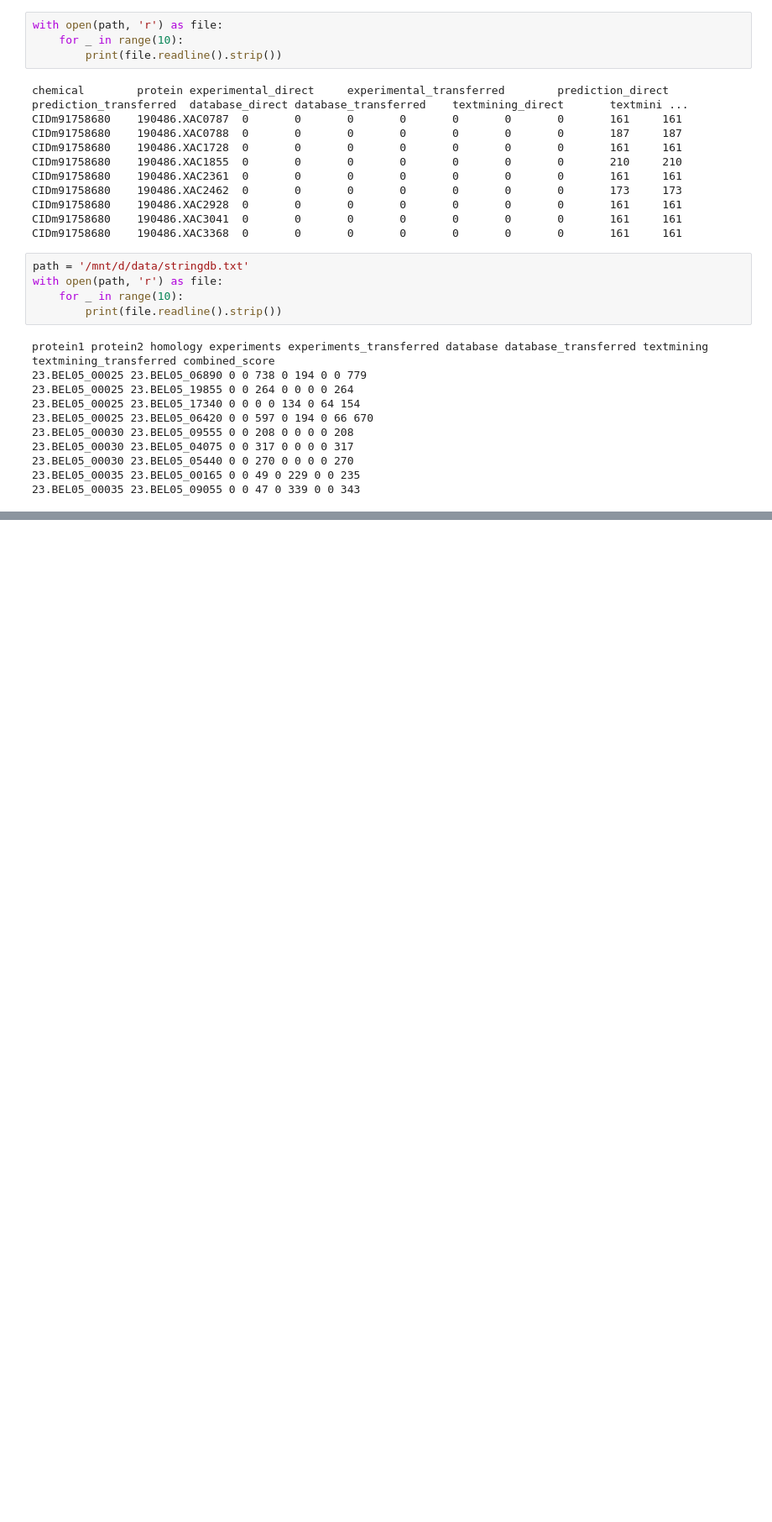
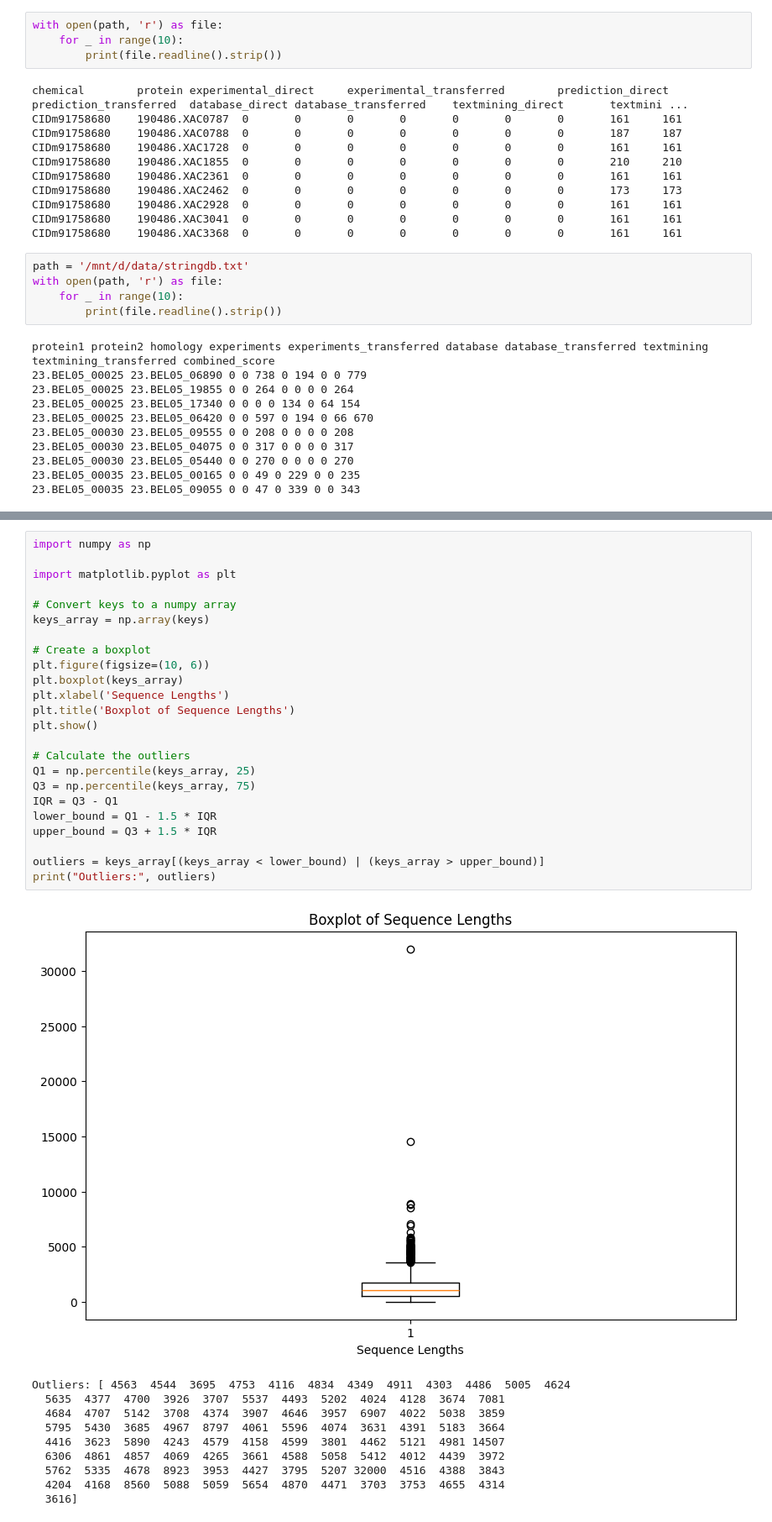
Before and after one commit to cjiang-git/Protein_Chem_GNN, a Jupyter notebook: data/data_processing.ipynb, the cells around one changed output, grey strips where cells are left out. Shown: that part at 84% size. Drawn from its saved outputs; the diff is of its cells as text; blank space fills up the shorter version.

```diff
--- a/data/data_processing.ipynb
+++ b/data/data_processing.ipynb
@@ -119,0 +152,35 @@ Seq('MNLTIIVGVIAVLYVSLLFLLAWGAERWFGGITKKIQTWIYGLSLAVYCSSWSF...LVK')
+# %%
+import numpy as np
+
+import matplotlib.pyplot as plt
+
+# Convert keys to a numpy array
+keys_array = np.array(keys)
+
+# Create a boxplot
+plt.figure(figsize=(10, 6))
+plt.boxplot(keys_array)
+plt.xlabel('Sequence Lengths')
+plt.title('Boxplot of Sequence Lengths')
+plt.show()
+
+# Calculate the outliers
+Q1 = np.percentile(keys_array, 25)
+Q3 = np.percentile(keys_array, 75)
+IQR = Q3 - Q1
+lower_bound = Q1 - 1.5 * IQR
+upper_bound = Q3 + 1.5 * IQR
+
+outliers = keys_array[(keys_array < lower_bound) | (keys_array > upper_bound)]
+print("Outliers:", outliers)
+# %% [output]
+[figure, added]
+Outliers: [ 4563  4544  3695  4753  4116  4834  4349  4911  4303  4486  5005  4624
+  5635  4377  4700  3926  3707  5537  4493  5202  4024  4128  3674  7081
+  4684  4707  5142  3708  4374  3907  4646  3957  6907  4022  5038  3859
+  5795  5430  3685  4967  8797  4061  5596  4074  3631  4391  5183  3664
+  4416  3623  5890  4243  4579  4158  4599  3801  4462  5121  4981 14507
+  6306  4861  4857  4069  4265  3661  4588  5058  5412  4012  4439  3972
+  5762  5335  4678  8923  3953  4427  3795  5207 32000  4516  4388  3843
+  4204  4168  8560  5088  5059  5654  4870  4471  3703  3753  4655  4314
+  3616]
```
Also changed, not shown: parts of 8 cells of this notebook, 3 other files.
